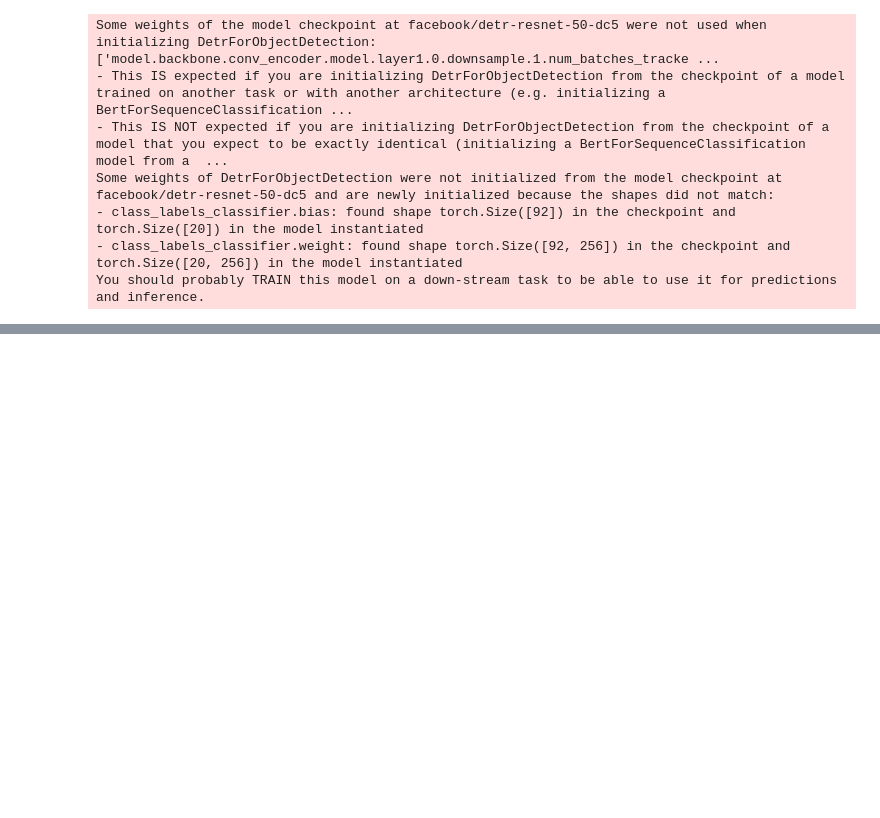
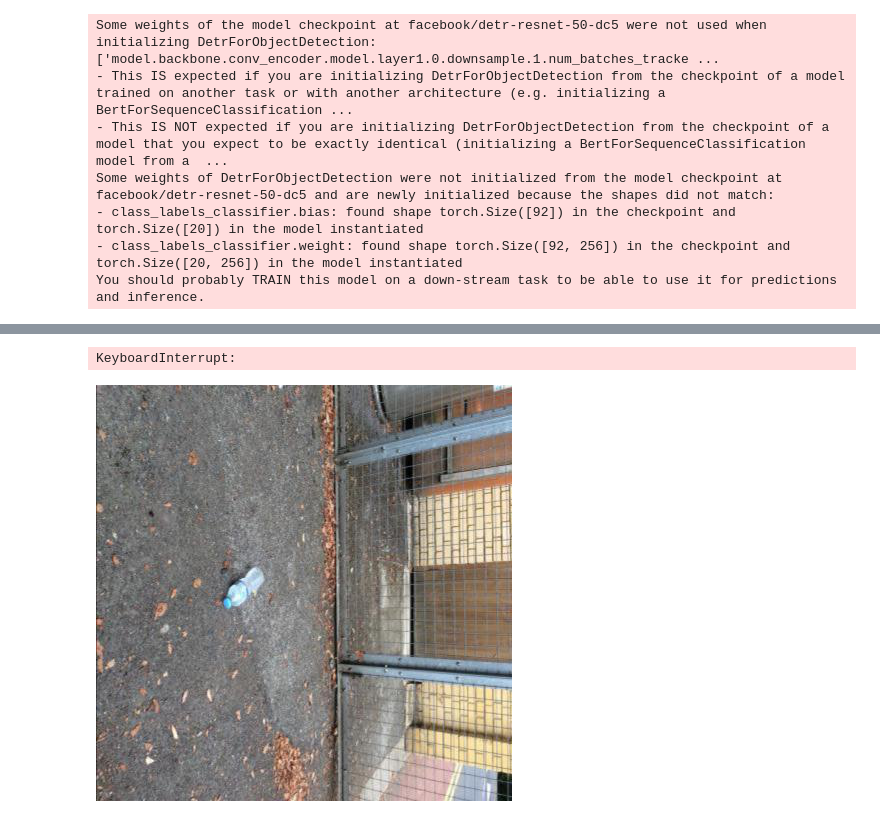
Before and after one commit to isaac-berlin/CV_Garbage_Detection, a Jupyter notebook: src/huggingface_tutorial.ipynb, the cells around one changed output, grey strips where cells are left out. Cells and saved outputs as stored; diff of their text form; code cells hidden in the pictures; blank space fills up the shorter version.

Commit message:
added huggingface - need more training

```diff
--- a/src/huggingface_tutorial.ipynb
+++ b/src/huggingface_tutorial.ipynb
@@ -324,0 +330,36 @@ max_steps is given, it will override any value given in num_train_epochs
+# %%
+from transformers import pipeline
+
+img = Image.open(r"C:\Users\isaac\dev\CV_Garbage_Detection\Data\valid\000000_jpg.rf.39e027816e42a5db309a789d33b65f8e.jpg")
+obj = pipeline("object-detection", model="detr-resnet-50-finetuned-v1", device=0)
+
+
+for i in range(0, 500):
+    res = obj(train_dataset[i]["image"])
+    if len(res) > 0:
+        break
+print(res)
+# %% [output]
+KeyboardInterrupt:
+# %%
+def plot_results(image, results, threshold=0.7):
+    image = Image.fromarray(np.uint8(image))
+    draw = ImageDraw.Draw(image)
+    for result in results:
+        score = result["score"]
+        label = result["label"]
+        box = list(result["box"].values())
+        if score > threshold:
+            x, y, x2, y2 = tuple(box)
+            draw.rectangle((x, y, x2, y2), outline="red", width=1)
+            draw.text((x, y), label, fill="white")
+            draw.text(
+                (x + 0.5, y - 0.5),
+                text=str(score),
+                fill="green" if score > 0.7 else "red",
+            )
+    return image
+# %%
+plot_results(img, res)
+# %% [output]
+[figure, added]
```
Also changed, not shown: parts of 4 cells of this notebook.
